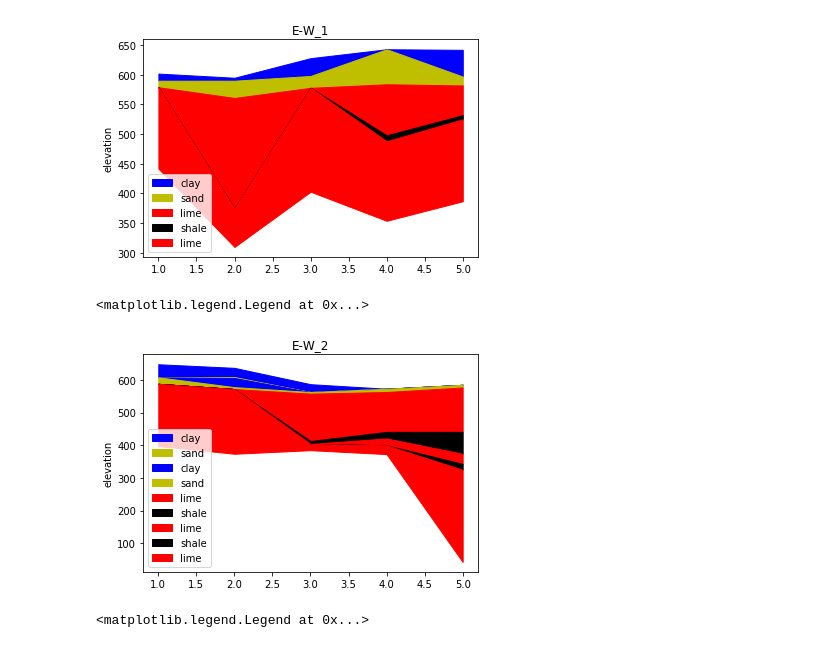
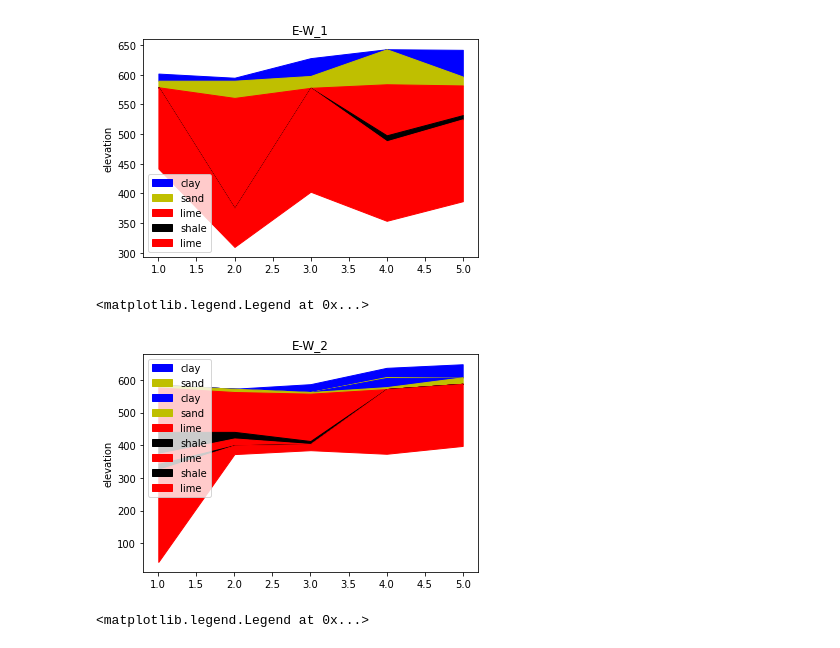
Before and after one commit to dbabrams/ShallowDolomite_Group, a Jupyter notebook: McKailey model and project for Will County/cross sections.ipynb, the cells around one changed output. Drawn from its saved outputs; the diff is of its cells as text; code cells hidden in the pictures.

```diff
--- a/McKailey model and project for Will County/cross sections.ipynb
+++ b/McKailey model and project for Will County/cross sections.ipynb
@@ -119,18 +142,43 @@ bottom=[398,374,385,373,43]
+# %%
+#cross-section West to East 2 from Charlotte's transect
+x=[1,2,3,4,5]
+
+clay1=[585,573,587,637,648]
+
+sand1=[585,573,563,609,608]
+
+clay2=[585,573,563,606,608]
+
+sand2=[585,573,563,578,608]
+
+lime1=[577,563,558,572,588]
+
+shale1=[441,441,413,572,588]
+
+lime2=[374,421,404,572,588]
+
+
+shale2=[343,400,404,572,588]
+
+lime3=[325,400,404,572,588]
+
+bottom=[43,373,385,374,398]
 # %%
 plt.title('E-W_2')
 plt.ylabel('elevation')
 
 plt.fill_between(x, clay1, sand1, color='b', label='clay')
 plt.fill_between(x, sand1, clay2 ,color='y', label='sand')
 plt.fill_between(x, clay2, sand2 ,color='b',label='clay')
 plt.fill_between(x, sand2, lime1 , color='y', label='sand')
 plt.fill_between(x,lime1, shale1, color='r', label='lime')
 plt.fill_between(x, shale1, lime2, color='k', label='shale')
 plt.fill_between(x, lime2, shale2, color='r', label='lime')
 plt.fill_between(x, shale2, lime3, color='k', label='shale')
 plt.fill_between(x,lime3, bottom, color='r',label='lime')
-plt.legend(loc='lower left')
+plt.legend(loc='upper left')
+#plt.ylim(550,680)
 # %% [output]
 <matplotlib.legend.Legend at 0x...>
-[figure, old version]
+[figure, new version]
 # %%
```
Also changed, not shown: parts of 21 cells of this notebook.
